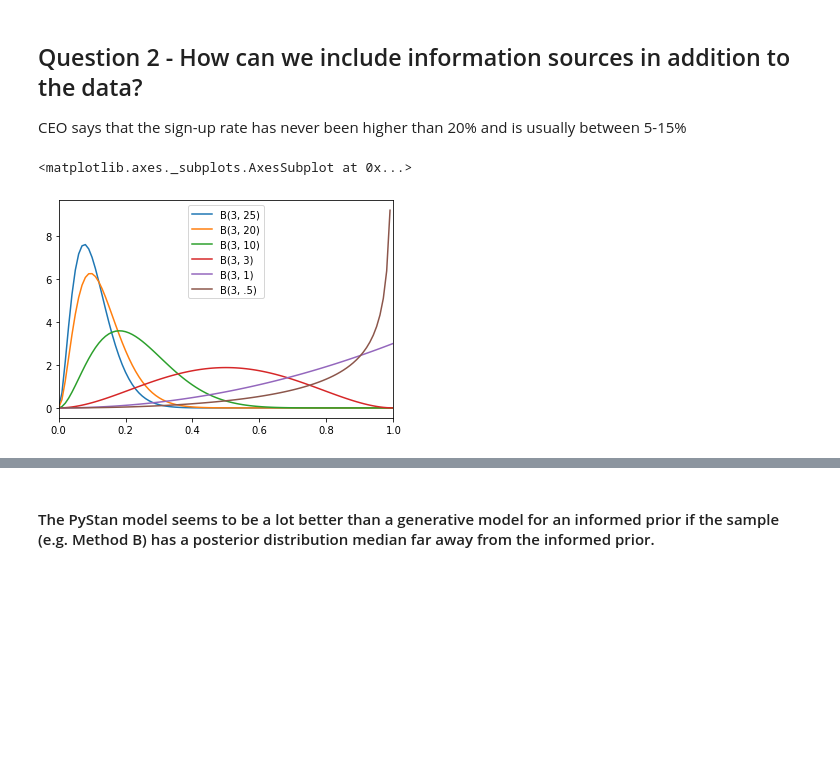
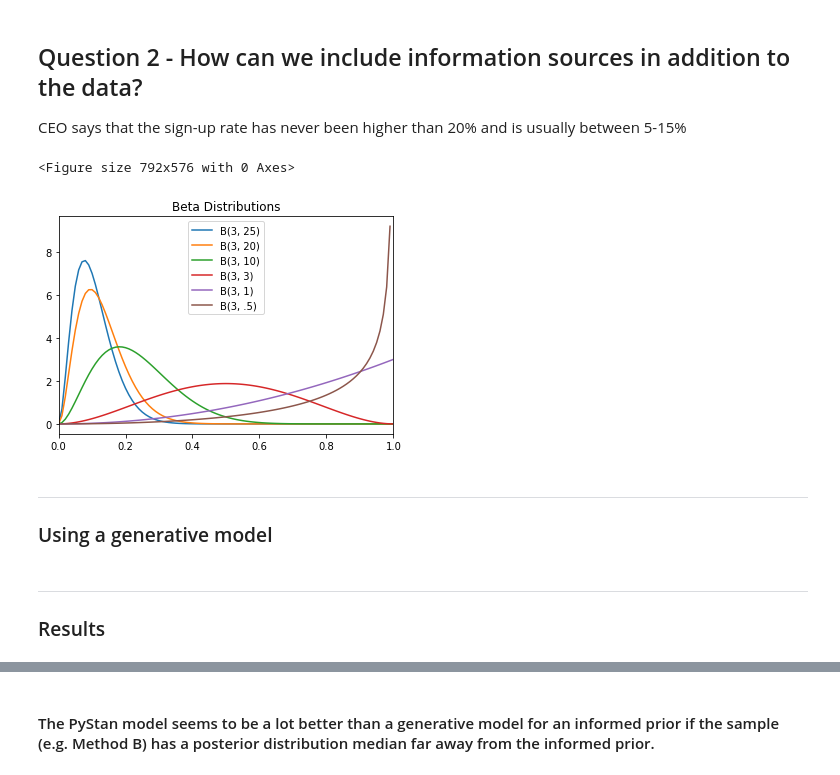
Before and after one commit to mercedes-wu/bayesian_fish_monger, a Jupyter notebook: bayesian_fish_monger.ipynb, the cells around one changed output, grey strips where cells are left out. Saved outputs shown, nothing was run; the diff lists cells and outputs as text; code cells hidden in the pictures; blank space fills up the shorter version.

```diff
--- a/bayesian_fish_monger.ipynb
+++ b/bayesian_fish_monger.ipynb
@@ -294,23 +368,34 @@ CEO says that the sign-up rate has never been higher than 20% and is usually bet
 from scipy.stats import beta
 # %%
 x = np.arange(0, 1.01, 0.01)
-
-pd.DataFrame({'B(3, 25)' : beta.pdf(x, 3, 25),
+beta_df = pd.DataFrame({'B(3, 25)' : beta.pdf(x, 3, 25),
               'B(3, 20)' : beta.pdf(x, 3, 20),
               'B(3, 10)' : beta.pdf(x, 3, 10),
               'B(3, 3)' : beta.pdf(x, 3, 3),
               'B(3, 1)' : beta.pdf(x, 3, 1),
-              'B(3, .5)' : beta.pdf(x, 3, .5)}, index = x).plot()
+              'B(3, .5)' : beta.pdf(x, 3, .5)}, index = x)
+
+plt.figure(figsize=(11,8))
+ax = beta_df.plot()
+plt.title('Beta Distributions')
+plt.legend()
+plt.show()
 # %% [output]
-<matplotlib.axes._subplots.AxesSubplot at 0x...>
+<Figure size 792x576 with 0 Axes>
-[figure, old version]
+[figure, new version]
 # %%
 a,b = 3,25
 inform_prior = pd.Series(np.random.beta(3, 25, size = 10000),)
+# %% [markdown]
+---
+### Using a generative model
 # %%
 # Here you filter off all draws that do not match the data.
 inform_posterior_A = filter_w_observ(inform_prior, observed_data_A)
 inform_posterior_B = filter_w_observ(inform_prior, observed_data_B)
+# %% [markdown]
+---
+### Results
 # %%
 single_plot_format(title='Generative Model: Informed Posterior Distribution of Probability Difference between Method A and Method B (Pb-Pa)',
                    xlabel='Sign-up Probability',
```
Also changed, not shown: parts of 36 cells of this notebook.
